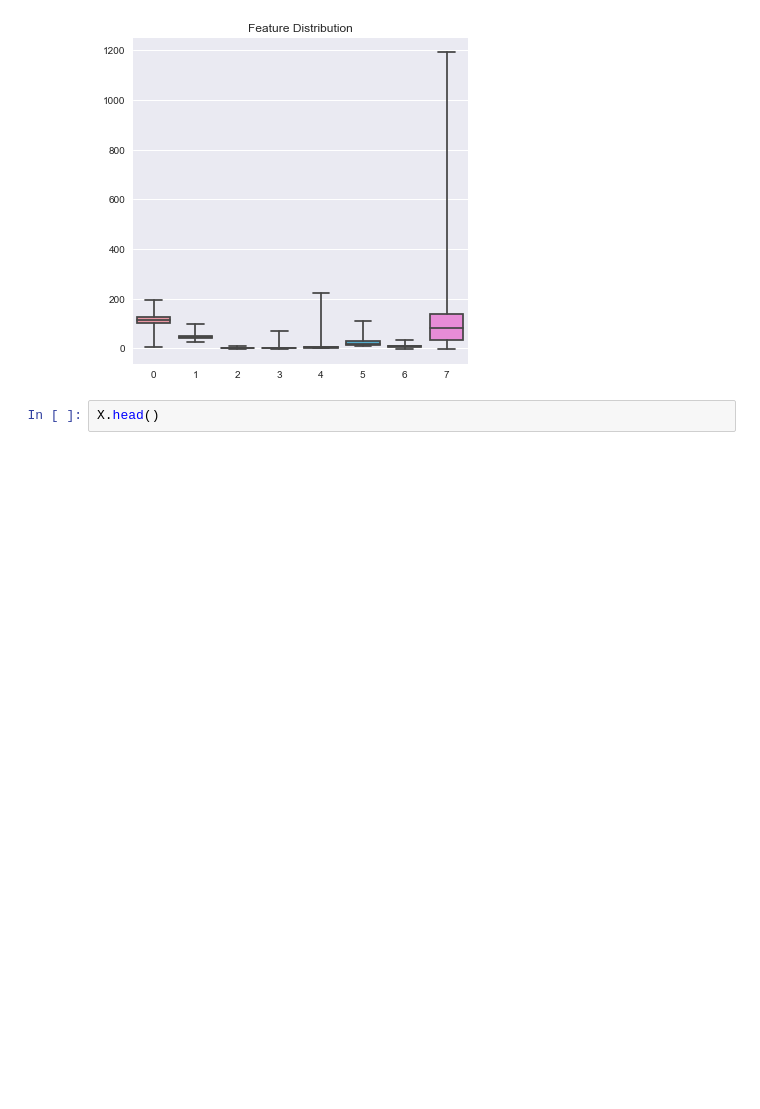
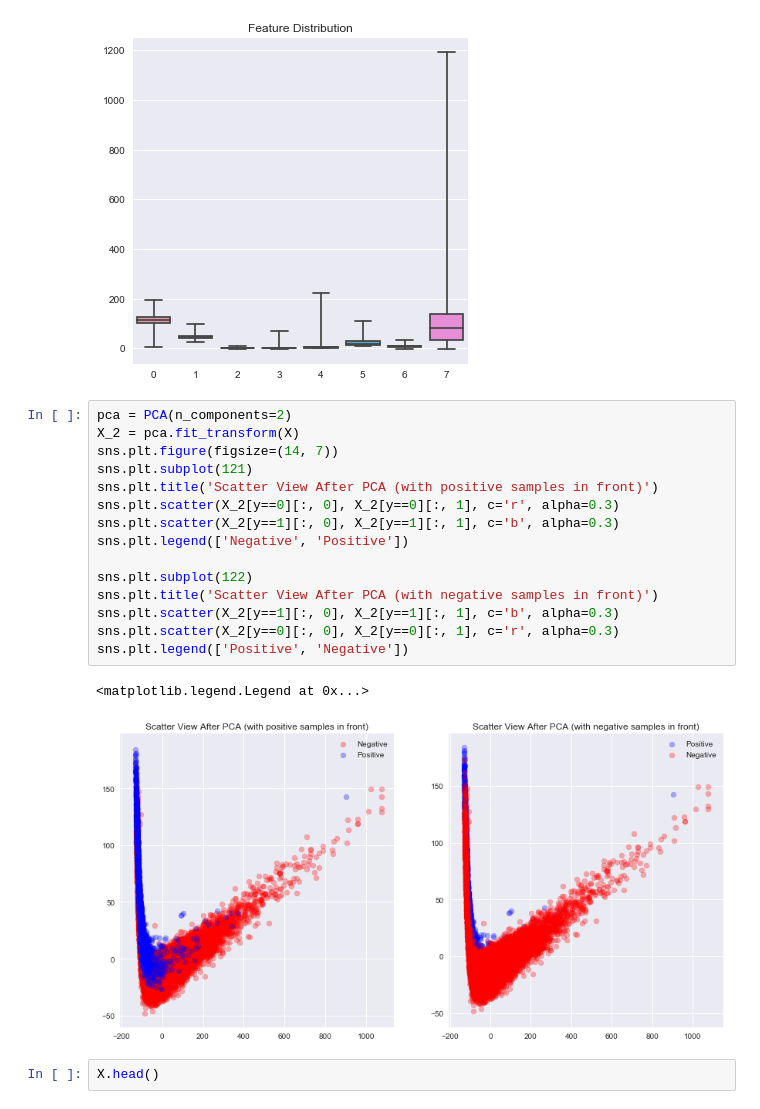
Before and after one commit to zxch3n/PulsarDetection, a Jupyter notebook: Explorer.ipynb, the cells around one changed output. Saved outputs shown, nothing was run; the diff lists cells and outputs as text; blank space fills up the shorter version.

```diff
--- a/Explorer.ipynb
+++ b/Explorer.ipynb
@@ -123,6 +124,24 @@ sns.boxplot(X, whis=1000)
 # %% [output]
 <matplotlib.axes._subplots.AxesSubplot at 0x...>
 [figure]
+# %%
+pca = PCA(n_components=2)
+X_2 = pca.fit_transform(X)
+sns.plt.figure(figsize=(14, 7))
+sns.plt.subplot(121)
+sns.plt.title('Scatter View After PCA (with positive samples in front)')
+sns.plt.scatter(X_2[y==0][:, 0], X_2[y==0][:, 1], c='r', alpha=0.3)
+sns.plt.scatter(X_2[y==1][:, 0], X_2[y==1][:, 1], c='b', alpha=0.3)
+sns.plt.legend(['Negative', 'Positive'])
+
+sns.plt.subplot(122)
+sns.plt.title('Scatter View After PCA (with negative samples in front)')
+sns.plt.scatter(X_2[y==1][:, 0], X_2[y==1][:, 1], c='b', alpha=0.3)
+sns.plt.scatter(X_2[y==0][:, 0], X_2[y==0][:, 1], c='r', alpha=0.3)
+sns.plt.legend(['Positive', 'Negative'])
+# %% [output]
+<matplotlib.legend.Legend at 0x...>
+[figure, added]
 # %%
 X.head()
 # %% [output]
```
Also changed, not shown: parts of 1 cell of this notebook, 7 other files.
